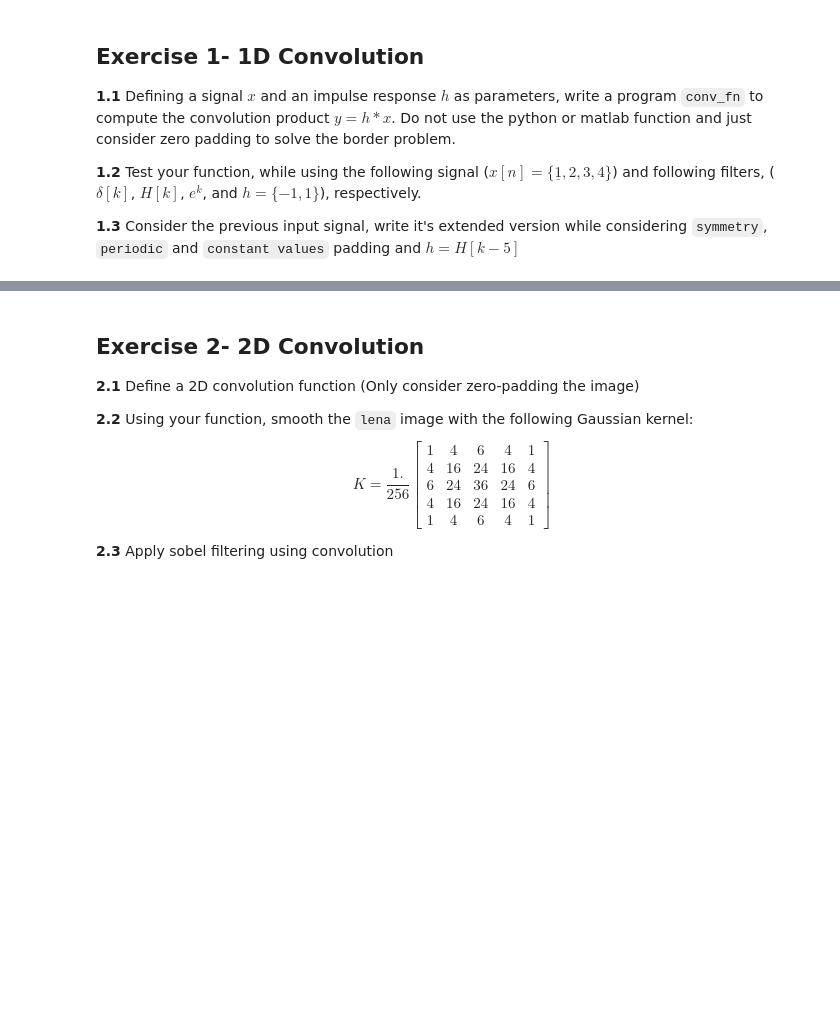
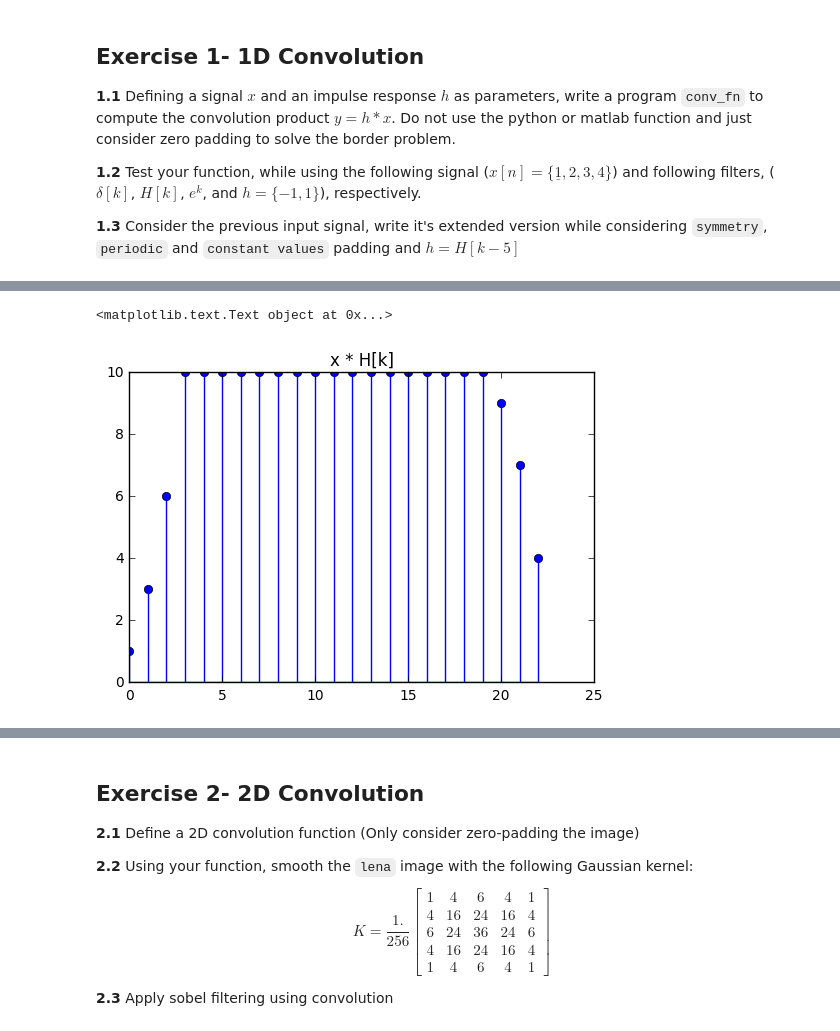
Before and after one commit to gopi231091/DSP-TP-1617, a Jupyter notebook: Lab3/python/Lab3.ipynb, the cells around one changed output, grey strips where cells are left out. Saved outputs shown, nothing was run; the diff lists cells and outputs as text; code cells hidden in the pictures; blank space fills up the shorter version.

```diff
--- a/Lab3/python/Lab3.ipynb
+++ b/Lab3/python/Lab3.ipynb
@@ -42,0 +61,16 @@ def conv_fn(x,h):
+# %%
+def step(n=0, N=20):
+    if n > N-1:
+        raise ValueError('n should be in 0 to N-1')
+    s = np.zeros((N,))
+    s[n:N] = 1
+    return s
+
+step = step()
+
+plt.figure()
+plt.stem(conv_fn(x,step))
+plt.title('x * H[k]')
+# %% [output]
+<matplotlib.text.Text object at 0x...>
+[figure, added]
```
Also changed, not shown: parts of 10 cells of this notebook, 1 other file.
